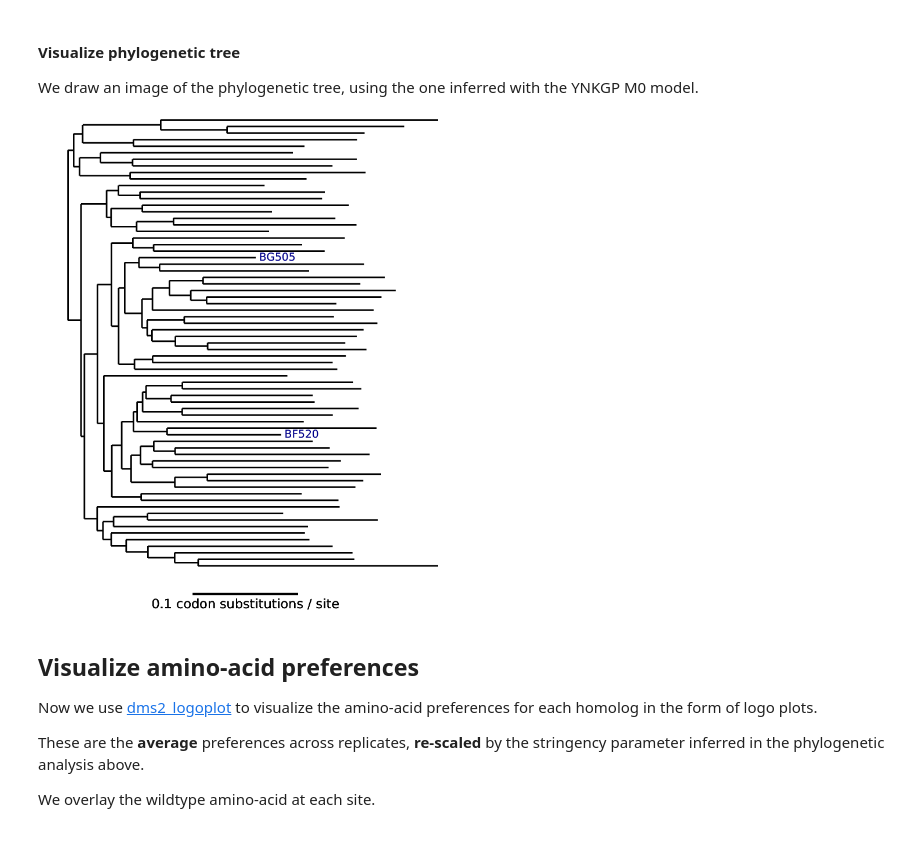
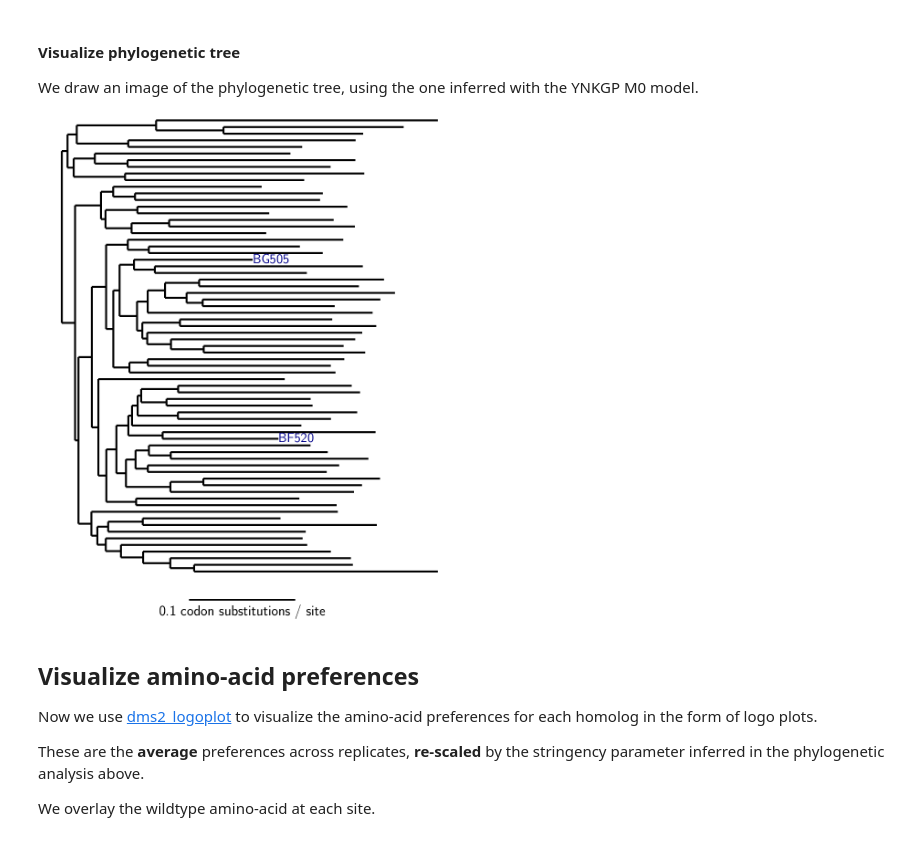
Before and after one commit to jbloomlab/EnvMutationalShiftsPaper, a Jupyter notebook: analysis_code/analysis_notebook.ipynb, the cells around one changed output. Drawn from its saved outputs; the diff is of its cells as text; code cells hidden in the pictures.

```diff
--- a/analysis_code/analysis_notebook.ipynb
+++ b/analysis_code/analysis_notebook.ipynb
@@ -18,6 +18,8 @@ import string
 import itertools
 import multiprocessing
 import glob
+import numpy
+import scipy.stats
 import pandas
 import Bio.SeqIO
 import Bio.Seq
@@ -25,6 +27,7 @@ import Bio.SeqRecord
 import Bio.Phylo
 import matplotlib
 import matplotlib.pyplot as plt
+plt.rc('text', usetex=True)
 import seaborn
 from IPython.display import display, HTML, Markdown
 import dms_tools2
@@ -33,6 +36,7 @@ from dms_tools2.ipython_utils import showPDF
 import dms_tools2.sra
 import dms_tools2.utils
 import dms_tools2.prefs
+import dms_tools2.plot
 import phydmslib
 print("Using phydms version {0}".format(phydmslib.__version__))
 import phydmslib.utils
@@ -270,7 +279,7 @@ for env in homologs:
         f.write('\n'.join(map(str, ['site'] + mutagenizedsites[env])))
 
     print('\nNow running dms2_batch_bcsubamp...')
-    log = !dms2_batch_bcsubamp \
+    !dms2_batch_bcsubamp \
             --batchfile {countsbatchfile} \
             --refseq {wtseqfiles[env]} \
             --alignspecs {alignspecs[env]} \
@@ -934,36 +1023,36 @@ tree.root_at_midpoint()
 Bio.Phylo.draw(tree,
         label_func=lambda x: str(x) if str(x) in homologs else '',
         label_colors=dict([(env, 'darkblue') for env in homologs]),
         do_show=False,
         )
 
 treefig = plt.gcf()
-treefig.set_size_inches(7, 7)
+treefig.set_size_inches(9, 9)
 ax = treefig.axes[0]
 ax.axis('off')
 
 # add scale bar
 (x0, x1, y0, y1) = plt.axis()
 xstart = x0 + 0.3 * (x1 - x0)
 barlen = 0.1
 yline = y0 - 0.05 * (y1 - y0)
 ytext = yline - 0.01 * (y1 - y0)
 ax.set_ylim(ytext, y1)
 plt.plot([xstart, xstart + barlen], [yline, yline], color='black',
         linestyle='-', linewidth=2)
 plt.text(xstart + barlen / 2., ytext,
         '{0:.1} codon substitutions / site'.format(barlen),
         horizontalalignment='center',
         verticalalignment='top',
         color='black',
-        fontsize=12)
+        fontsize=17)
 
 treefigfile = os.path.join(phydmsdir, 'tree_plot.pdf')
 treefig.tight_layout()
 treefig.savefig(treefigfile)
 showPDF(treefigfile, width=400)
 # %% [output]
-[figure, old version]
+[figure, new version]
 # %% [markdown]
 ## Visualize amino-acid preferences
 Now we use [dms2_logoplot](https://jbloomlab.github.io/dms_tools2/dms2_logoplot.html) to visualize the amino-acid preferences for each homolog in the form of logo plots.
```
Also changed, not shown: parts of 11 cells of this notebook, 9 other files.
